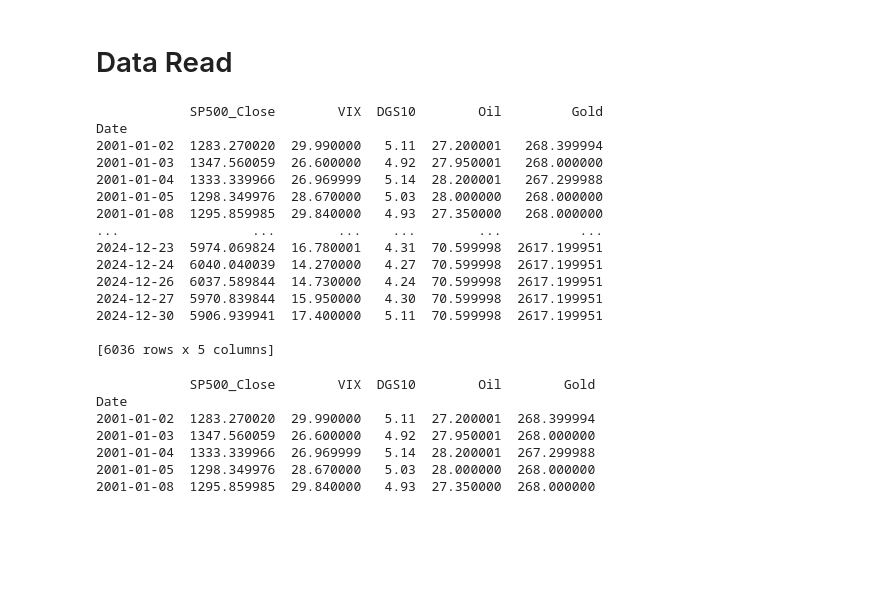
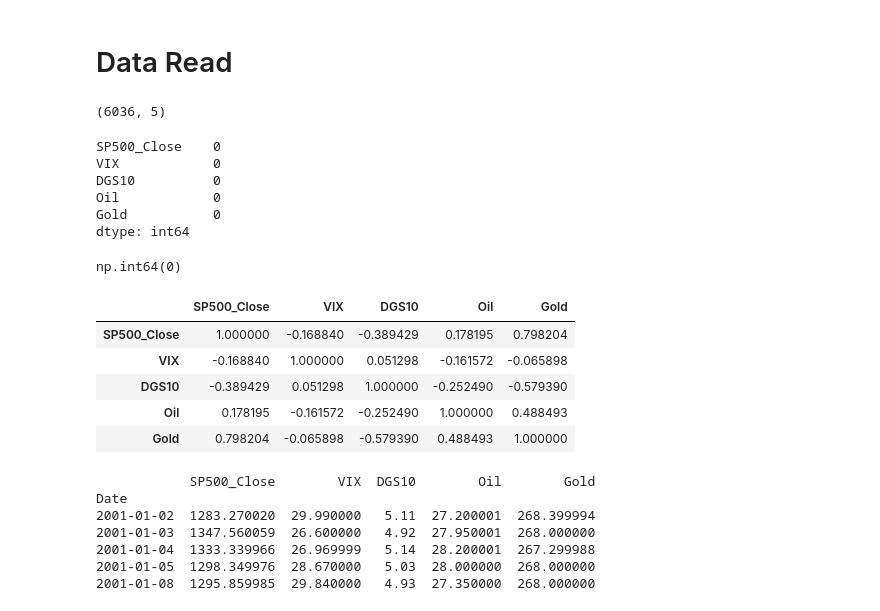
Before and after one commit to shahzeb147/VoltTFormer, a Jupyter notebook: testing.ipynb, the cells around one changed output. Drawn from its saved outputs; the diff is of its cells as text; code cells hidden in the pictures; blank space fills up the shorter version.

Commit message:
no duplicates

```diff
--- a/testing.ipynb
+++ b/testing.ipynb
@@ -15,24 +15,32 @@ import torch.nn.functional as F
 # Data Read
 # %%
 df = pd.read_excel("SP500_data.xlsx", parse_dates=True, index_col= 0)
-# %%
-print(df)
-# %% [output]
-            SP500_Close        VIX  DGS10        Oil         Gold
-Date
-2001-01-02  1283.270020  29.990000   5.11  27.200001   268.399994
-2001-01-03  1347.560059  26.600000   4.92  27.950001   268.000000
-2001-01-04  1333.339966  26.969999   5.14  28.200001   267.299988
-2001-01-05  1298.349976  28.670000   5.03  28.000000   268.000000
-2001-01-08  1295.859985  29.840000   4.93  27.350000   268.000000
-...                 ...        ...    ...        ...          ...
-2024-12-23  5974.069824  16.780001   4.31  70.599998  2617.199951
-2024-12-24  6040.040039  14.270000   4.27  70.599998  2617.199951
-2024-12-26  6037.589844  14.730000   4.24  70.599998  2617.199951
-2024-12-27  5970.839844  15.950000   4.30  70.599998  2617.199951
-2024-12-30  5906.939941  17.400000   5.11  70.599998  2617.199951
-
-[6036 rows x 5 columns]
+# %%
+df.shape
+# %% [output]
+(6036, 5)
+# %%
+df.isnull().sum()
+# %% [output]
+SP500_Close    0
+VIX            0
+DGS10          0
+Oil            0
+Gold           0
+dtype: int64
+# %%
+df.duplicated().sum()
+# %% [output]
+np.int64(0)
+# %%
+df.corr()
+# %% [output]
+|  | SP500_Close | VIX | DGS10 | Oil | Gold |
+| SP500_Close | 1.000000 | -0.168840 | -0.389429 | 0.178195 | 0.798204 |
+| VIX | -0.168840 | 1.000000 | 0.051298 | -0.161572 | -0.065898 |
+| DGS10 | -0.389429 | 0.051298 | 1.000000 | -0.252490 | -0.579390 |
+| Oil | 0.178195 | -0.161572 | -0.252490 | 1.000000 | 0.488493 |
+| Gold | 0.798204 | -0.065898 | -0.579390 | 0.488493 | 1.000000 |
 # %%
 print(df.head())
 # %% [output]
```
